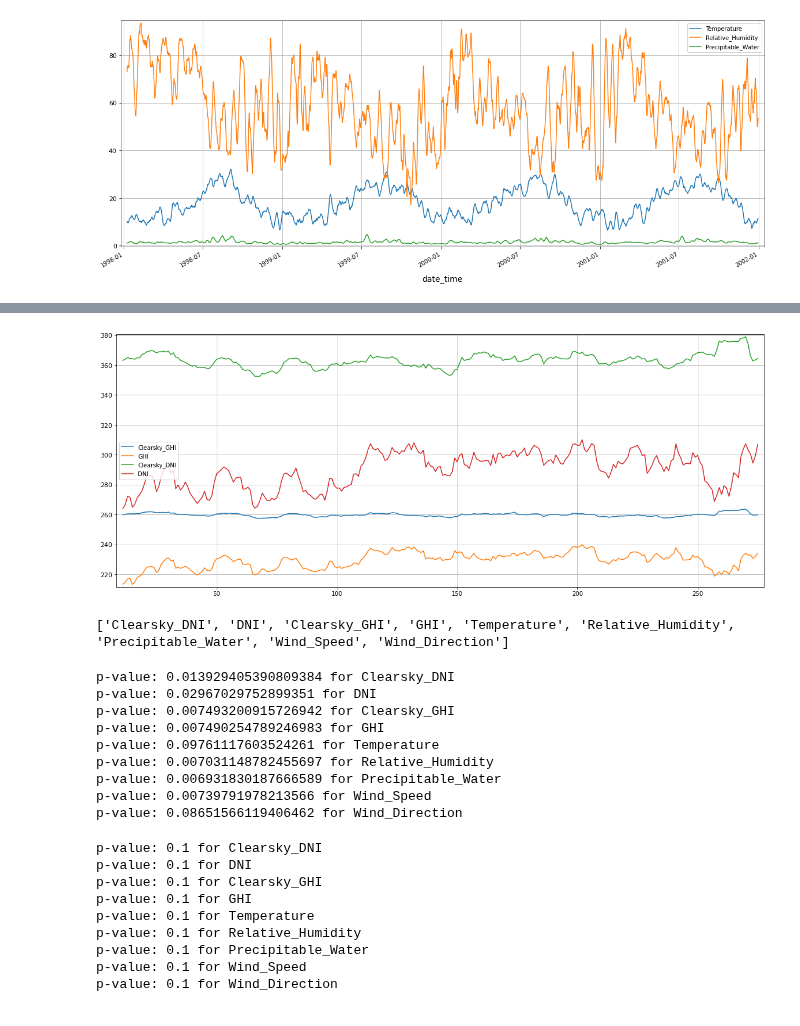
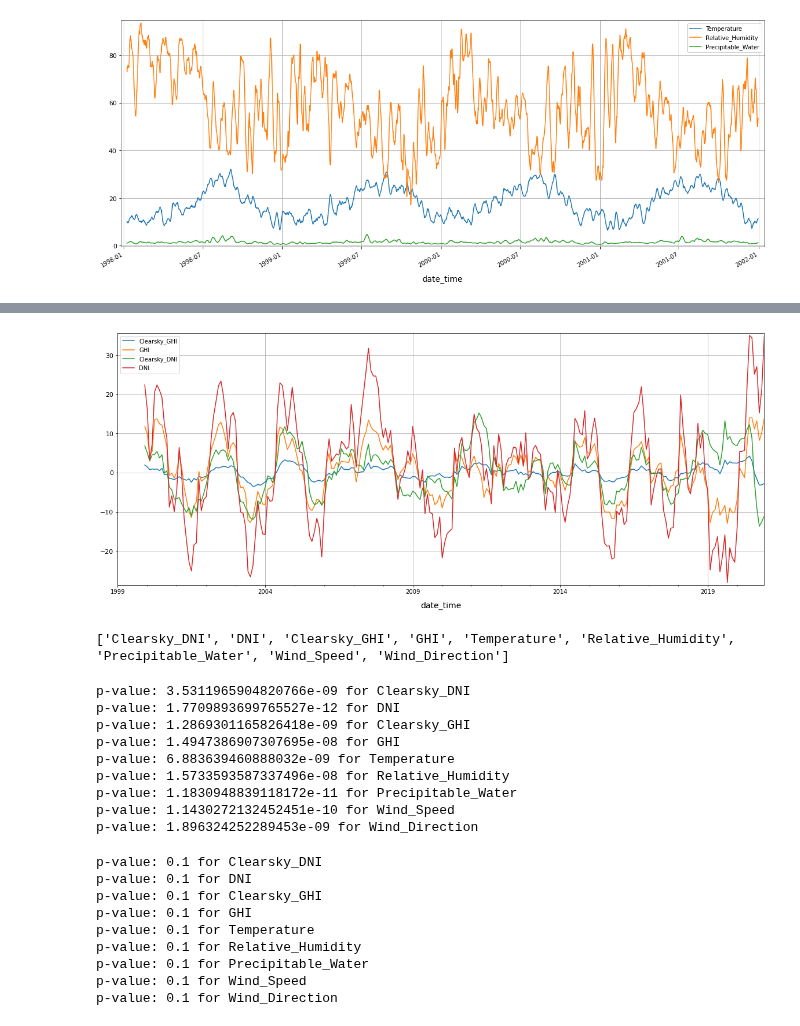
Before and after one commit to gamyers/solar-697, a Jupyter notebook: gm/notebooks/ts_arima.ipynb, the cells around one changed output, grey strips where cells are left out. Drawn from its saved outputs; the diff is of its cells as text; code cells hidden in the pictures.

```diff
--- a/gm/notebooks/ts_arima.ipynb
+++ b/gm/notebooks/ts_arima.ipynb
@@ -131,3 +131,5 @@ plt.grid()
 [figure]
 # %%
 df_rsm = df.resample("M").mean().reset_index(drop=False)
+df_rsm.set_index("date_time", inplace=True)
+df_rsm
@@ -134,3 +151,4 @@ df_rsm = df.resample("M").mean().reset_index(drop=False)
 # %%
-df_rsm
+df_diff = df_rsm.diff(periods=12, axis=0).dropna().drop("year", axis=1)
+df_diff.head(12)
 # %% [output]
@@ -150,13 +169,14 @@ df_rsm
 # %%
 # # compares = ["Clearsky_DHI", "DHI"]
 # # compares = ["Wind_Speed", "Wind_Direction"]
 
 compares_G = ["Clearsky_GHI", "GHI"]
 compares_D = ["Clearsky_DNI", "DNI"]
 compares_A = ["Temperature", "Relative_Humidity", "Precipitable_Water"]
 
-df_rsm[compares_G + compares_D].rolling(12).mean().plot(figsize=(20, 8))
+# df_rsm[compares_G + compares_D].rolling(12).mean().plot(figsize=(20, 8))
+df_diff[compares_G + compares_D].rolling(12).mean().plot(figsize=(20, 8))
 plt.grid()
 # %% [output]
-[figure, old version]
+[figure, new version]
 # %%
@@ -169,20 +189,20 @@ print(columns)
 adf_tests = []
 
 for col in columns:
-    adf_tests.append(adfuller(df_rsm[col], autolag="AIC"))
+    adf_tests.append(adfuller(df_diff[col], autolag="AIC"))
 
 for col, test in zip(columns, adf_tests):
     print(f"p-value: {test[1]} for {col}")
 # %% [output]
-p-value: 0.013929405390809384 for Clearsky_DNI
-p-value: 0.02967029752899351 for DNI
-p-value: 0.007493200915726942 for Clearsky_GHI
-p-value: 0.007490254789246983 for GHI
-p-value: 0.09761117603524261 for Temperature
-p-value: 0.007031148782455697 for Relative_Humidity
-p-value: 0.006931830187666589 for Precipitable_Water
-p-value: 0.00739791978213566 for Wind_Speed
-p-value: 0.08651566119406462 for Wind_Direction
+p-value: 3.5311965904820766e-09 for Clearsky_DNI
+p-value: 1.7709893699765527e-12 for DNI
+p-value: 1.2869301165826418e-09 for Clearsky_GHI
+p-value: 1.4947386907307695e-08 for GHI
+p-value: 6.883639460888032e-09 for Temperature
+p-value: 1.5733593587337496e-08 for Relative_Humidity
+p-value: 1.1830948839118172e-11 for Precipitable_Water
+p-value: 1.1430272132452451e-10 for Wind_Speed
+p-value: 1.896324252289453e-09 for Wind_Direction
 # %%
 kpss_tests = []
 
```
Also changed, not shown: parts of 15 cells of this notebook, 1 other file.
